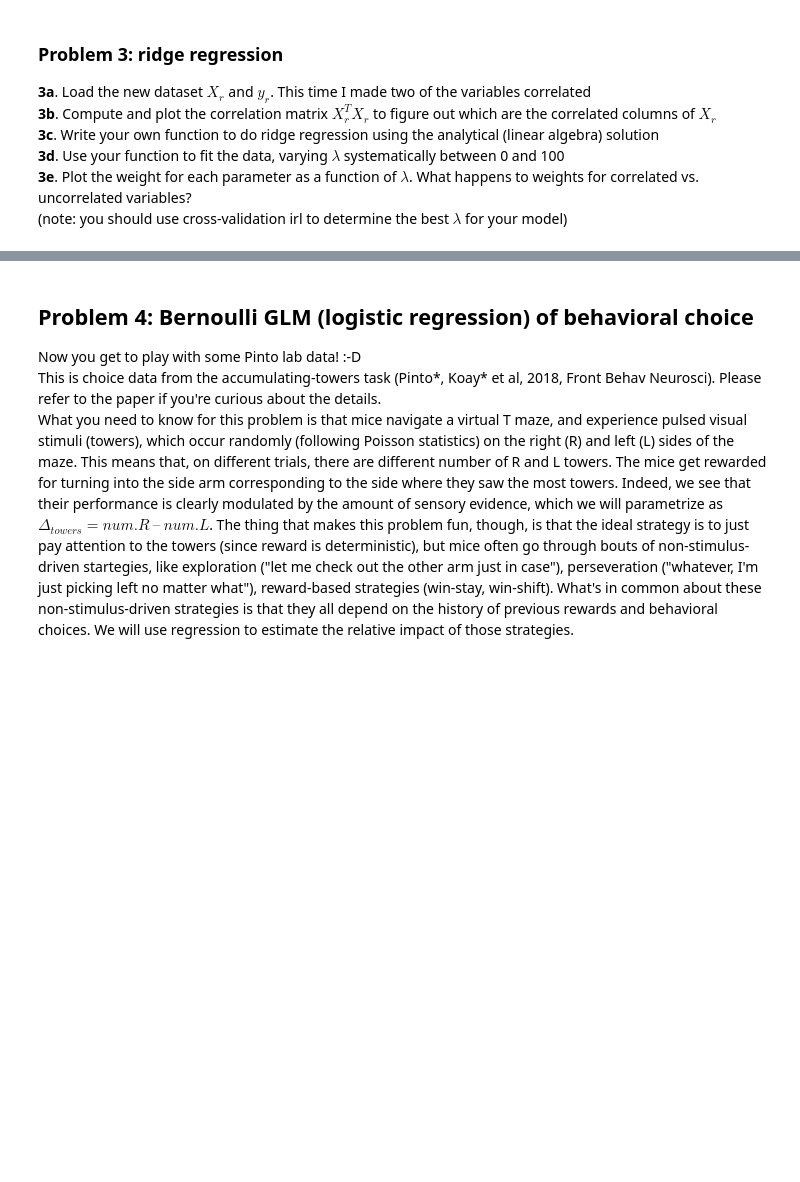
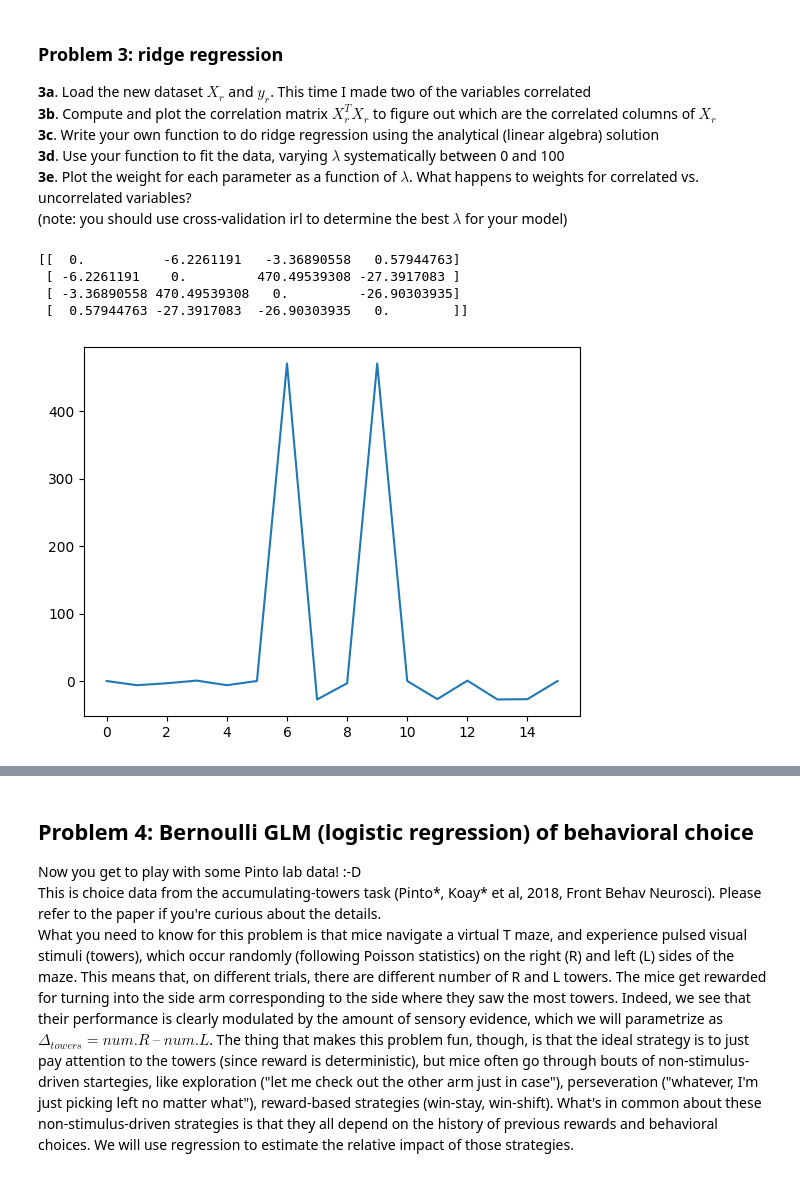
Before and after one commit to dbasrai/nuin443, a Jupyter notebook: problemSets/NUIN443_ps1_Regression-diya.ipynb, the cells around one changed output, grey strips where cells are left out. Cells and saved outputs as stored; diff of their text form; code cells hidden in the pictures; blank space fills up the shorter version.

```diff
--- a/problemSets/NUIN443_ps1_Regression-diya.ipynb
+++ b/problemSets/NUIN443_ps1_Regression-diya.ipynb
@@ -162,3 +134,17 @@ with open(filename, 'rb') as handle:
     [Xr,yr] = pickle.load(handle)
 # %%
 # 3b. Compute and plot X^TX to figure out which are the correlated variables
+cov = Xr.T@Xr
+# lets set diagonal to 0 for visualization pruposes
+np.fill_diagonal(cov,0)
+# lets flatten, plot, and sort
+fig3, ax3 = plt.subplots()
+ax3.plot(cov.flatten())
+print(cov)
+#looks like feature 1 and 2 (0-indexing) are correlated.
+# %% [output]
+[[  0.          -6.2261191   -3.36890558   0.57944763]
+ [ -6.2261191    0.         470.49539308 -27.3917083 ]
+ [ -3.36890558 470.49539308   0.         -26.90303935]
+ [  0.57944763 -27.3917083  -26.90303935   0.        ]]
+[figure, added]
```
Also changed, not shown: parts of 26 cells of this notebook, 1 other file.
